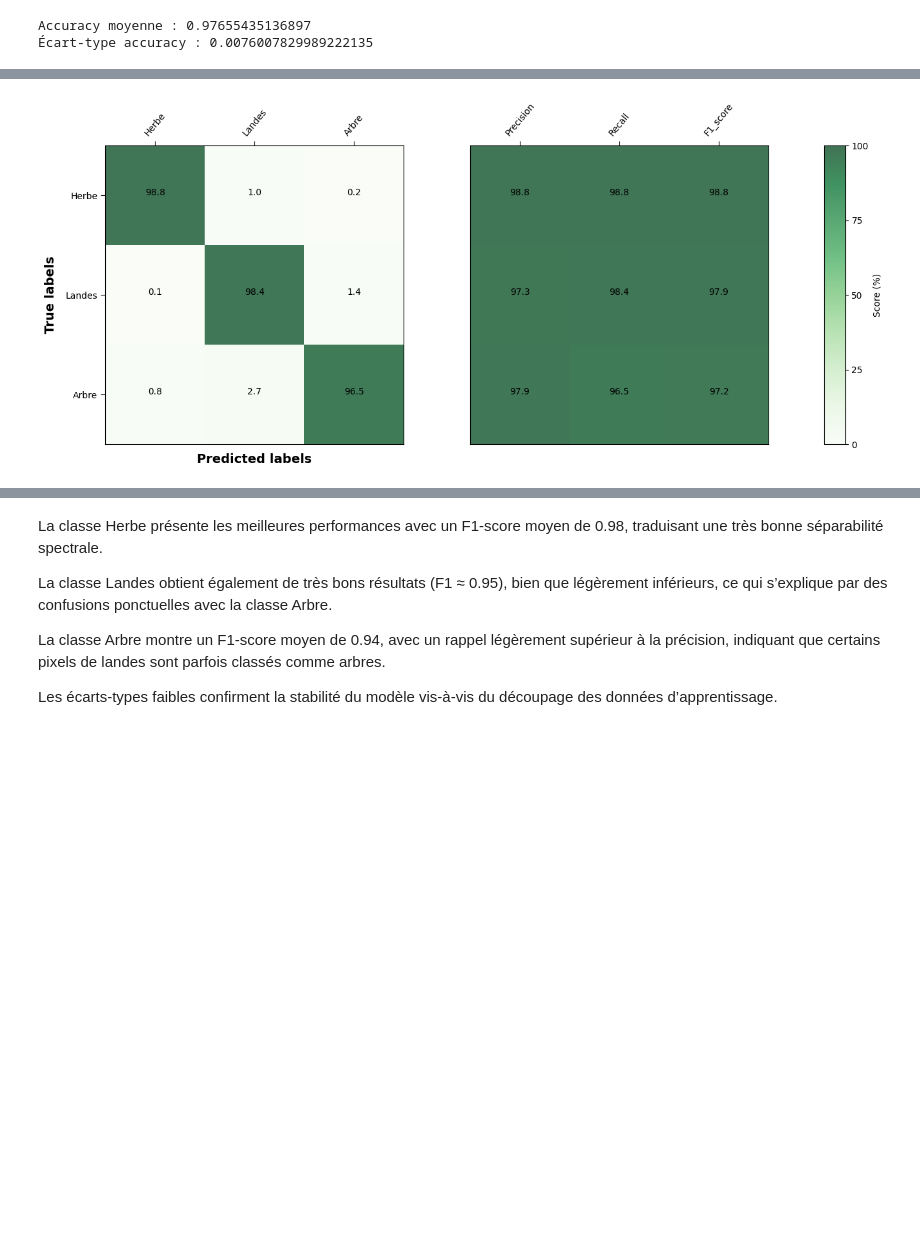
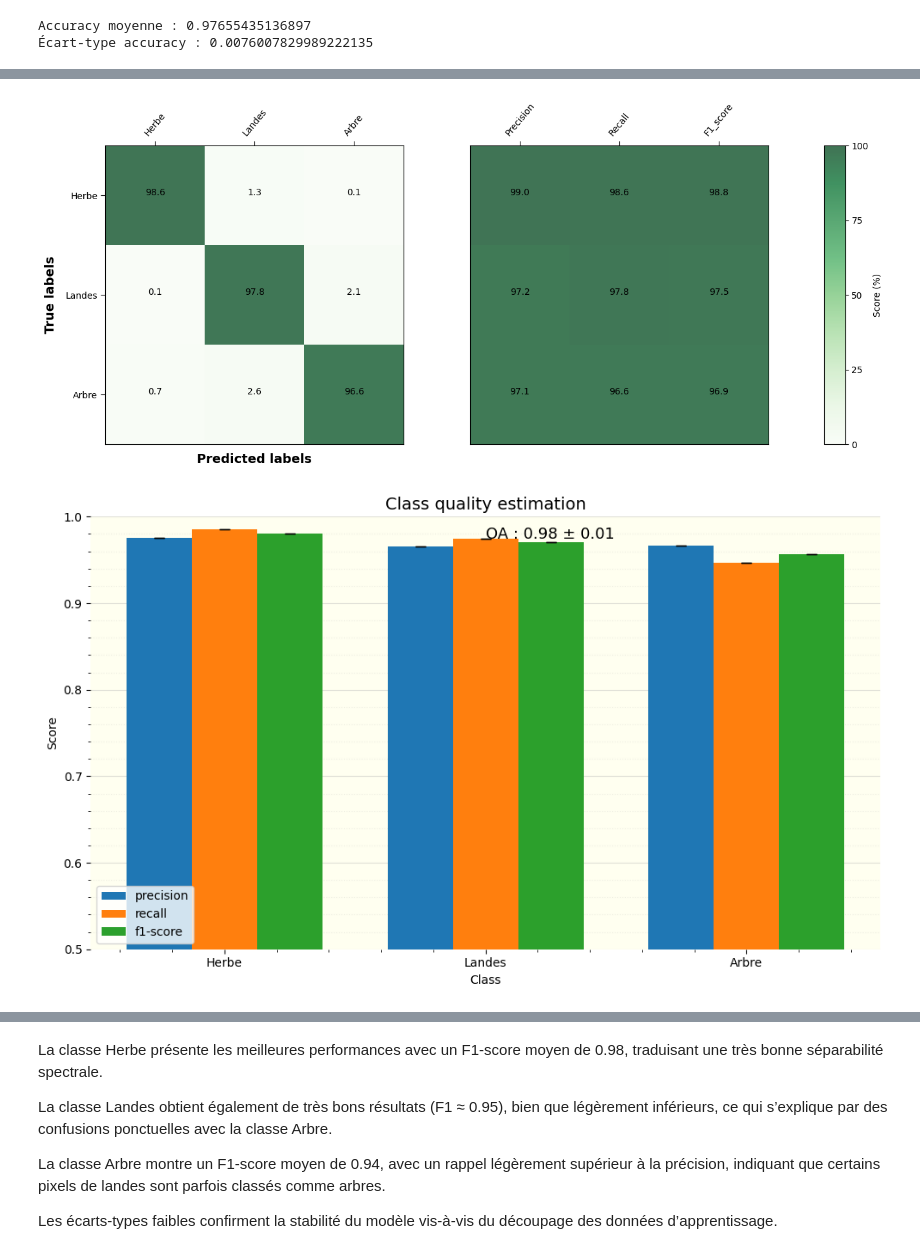
Before and after one commit to diallodjiby/projet_teledectection_DIALLO_Djiby, a Jupyter notebook: projet_telea_DIALLO_Djiby.ipynb, the cells around one changed output, grey strips where cells are left out. Cells and saved outputs as stored; diff of their text form; code cells hidden in the pictures; blank space fills up the shorter version.

```diff
--- a/projet_telea_DIALLO_Djiby.ipynb
+++ b/projet_telea_DIALLO_Djiby.ipynb
@@ -696,19 +653,15 @@ list_report = []
 
 print("\n=== Validation croisée (5 folds) ===")
 
-for fold, (train_idx, val_idx) in enumerate(cv.split(X, Y.ravel())):
+for fold, (train_idx, val_idx) in enumerate(cv.split(X, Y)):
     X_train_cv = X[train_idx]
-    y_train_cv = Y.ravel()[train_idx]
+    y_train_cv = Y[train_idx]
     X_val_cv = X[val_idx]
-    y_val_cv = Y.ravel()[val_idx]
+    y_val_cv = Y[val_idx]
 
-    # Entraînement
     best_model.fit(X_train_cv, y_train_cv)
-
-    # Prédiction
     y_pred_cv = best_model.predict(X_val_cv)
 
-    # Métriques
     acc = accuracy_score(y_val_cv, y_pred_cv)
     f1 = f1_score(y_val_cv, y_pred_cv, average='weighted')
     cm = confusion_matrix(y_val_cv, y_pred_cv)
@@ -855,15 +818,95 @@ Matrice de confusion cumulée :
 # %%
 array_cm = np.array(list_cm)
-sum_cm = array_cm.sum(axis=0)
+mean_cm= array_cm.mean(axis=0)
 
 labels = ["Herbe", "Landes", "Arbre"]
 
 plots.plot_cm(
-    sum_cm,
+    mean_cm,
     labels,
     out_filename=sortie_matrix,
     normalize=True
 )
 
 print("✅ Matrice de confusion sauvegardée :", sortie_matrix)
+
+# =========================
+# Graphique qualité des classes
+# =========================
+
+# ✅ SOLUTION ROBUSTE : Vérifier l'index réel
+print("Index du DataFrame :")
+print(mean_df_report.index.tolist())
+
+# Filtrer en excluant les lignes agrégées
+exclude_rows = ['accuracy', 'macro avg', 'weighted avg']
+class_mask = ~mean_df_report.index.isin(exclude_rows)
+
+class_data = mean_df_report[class_mask]
+class_std = std_df_report[class_mask]
+
+print(f"\nNombre de classes filtrées : {len(class_data)}")
+
+# Noms de classes lisibles
+class_labels = ["Herbe", "Landes", "Arbre"]
+metrics = ["precision", "recall", "f1-score"]
+
+x = np.arange(len(class_labels))
+width = 0.25
+
+fig, ax = plt.subplots(figsize=(10, 6))
+
+colors = {
+    "precision": "#1f77b4",
+    "recall": "#ff7f0e",
+    "f1-score": "#2ca02c"
+}
+
+for i, metric in enumerate(metrics):
+    ax.bar(
+        x + i*width,
+        class_data[metric].values,
+        width,
+        yerr=class_std[metric].values,
+        capsize=4,
+        label=metric,
+        color=colors[metric],
+        zorder=2
+    )
+
+# Axes
+ax.set_xticks(x + width)
+ax.set_xticklabels(class_labels)
+ax.set_ylim(0.5, 1)
+
+ax.set_title("Class quality estimation", fontsize=14)
+ax.set_ylabel("Score")
+ax.set_xlabel("Class")
+
+# OA
+ax.text(
+    0.5, 0.95,
+    f"OA : {mean_accuracy:.2f} ± {std_accuracy:.2f}",
+    transform=ax.transAxes,
+    fontsize=13
+)
+
+# Style
+ax.set_facecolor("ivory")
+ax.legend()
+
+ax.spines["top"].set_visible(False)
+ax.spines["right"].set_visible(False)
+ax.spines["bottom"].set_visible(False)
+ax.spines["left"].set_visible(False)
+
+ax.minorticks_on()
+ax.yaxis.grid(which='major', linestyle='--', alpha=0.4, zorder=1)
+ax.yaxis.grid(which='minor', linestyle=':', alpha=0.2, zorder=1)
+
+plt.tight_layout()
+plt.savefig(sortie_qualite, dpi=150)
+plt.show()
+
+print("✅ Graphique qualité des classes sauvegardé :", sortie_qualite)
 # %% [output]
@@ -871 +918,2 @@ print("✅ Matrice de confusion sauvegardée :", sortie_matrix)
 [figure]
+[figure, added]
```
Also changed, not shown: parts of 21 cells of this notebook.
